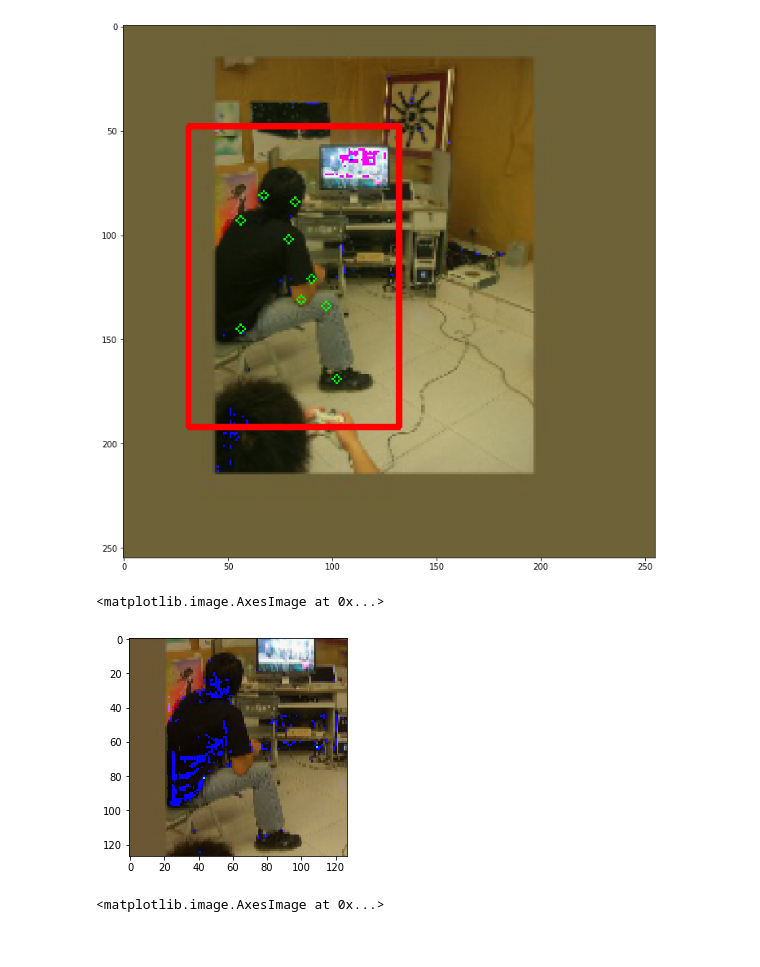
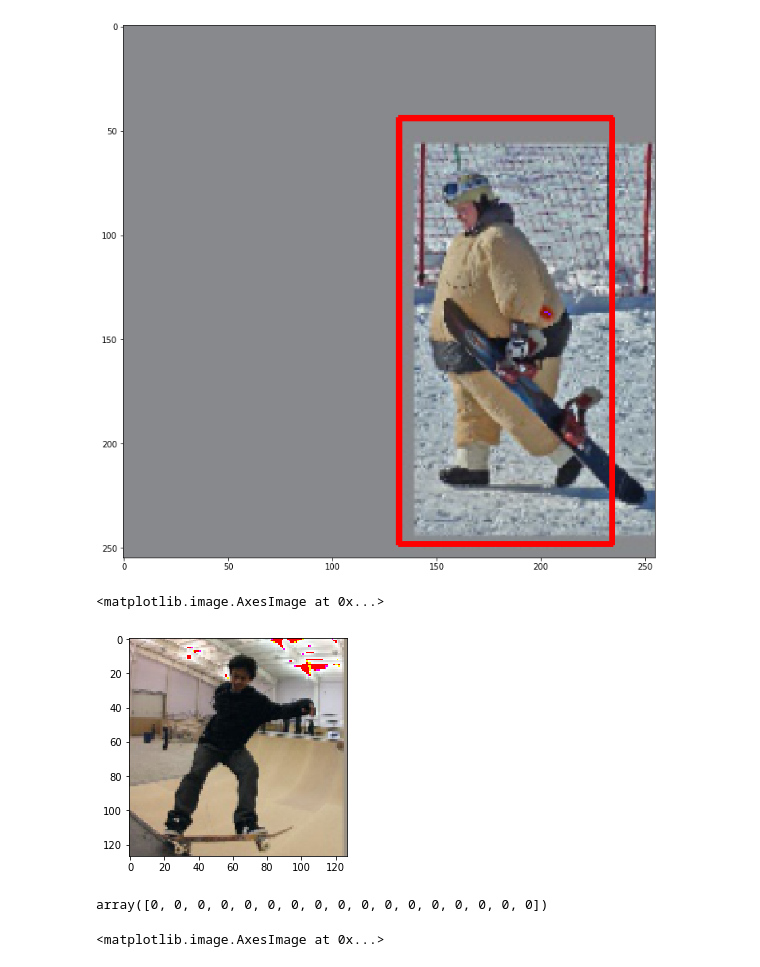
Before and after one commit to SJTU-DL-lab/SiamRCNN, a Jupyter notebook: notebook/test_dataset.ipynb, the cells around one changed output. Drawn from its saved outputs; the diff is of its cells as text; code cells hidden in the pictures.

```diff
--- a/notebook/test_dataset.ipynb
+++ b/notebook/test_dataset.ipynb
@@ -24,39 +26,44 @@ args = Args()
 cfg = load_config(args)
 train_set = DataSets(cfg['train_datasets'], cfg['anchors'])
 # %%
-i = 34
+i = 37
 output_i = train_set[i]
 template = output_i[0]
 search = output_i[1]
 bbox = output_i[5]
 kp = output_i[-3]
+ret = output_i[-4]
 
 template_img = output_i[-2]
 search_img = output_i[-1]
 
 import matplotlib.pyplot as plt
 import cv2
 import matplotlib
 %matplotlib inline
 
 search = search.transpose(1, 2, 0).astype(np.uint8)[:,:,::-1]
 template = template.transpose(1, 2, 0).astype(np.uint8)[:,:,::-1]
 
 search_show = search.copy()
 x1, y1, x2, y2 = bbox.astype(np.int)
 cv2.rectangle(search_show, (x1, y1), (x2, y2), (255, 0, 0), 2)
 for i in range(len(kp)):
     if kp[i, 2] > 0:
         cv2.circle(search_show, tuple(kp[i, :2].astype(np.int)), 2, [0, 255, 0], 1)
 plt.figure(figsize=(15, 12))
 plt.imshow(search_show)
 plt.show()
 
 plt.imshow(template)
 # %% [output]
-[figure, old version]
+[figure, new version]
 <matplotlib.image.AxesImage at 0x...>
-[figure, old version]
+[figure, new version]
+# %%
+ret['hp_mask']
+# %% [output]
+array([0, 0, 0, 0, 0, 0, 0, 0, 0, 0, 0, 0, 0, 0, 0, 0, 0])
 # %%
 plt.imshow(template_img)
 # %% [output]
```
Also changed, not shown: parts of 2 cells of this notebook, 5 other files.
